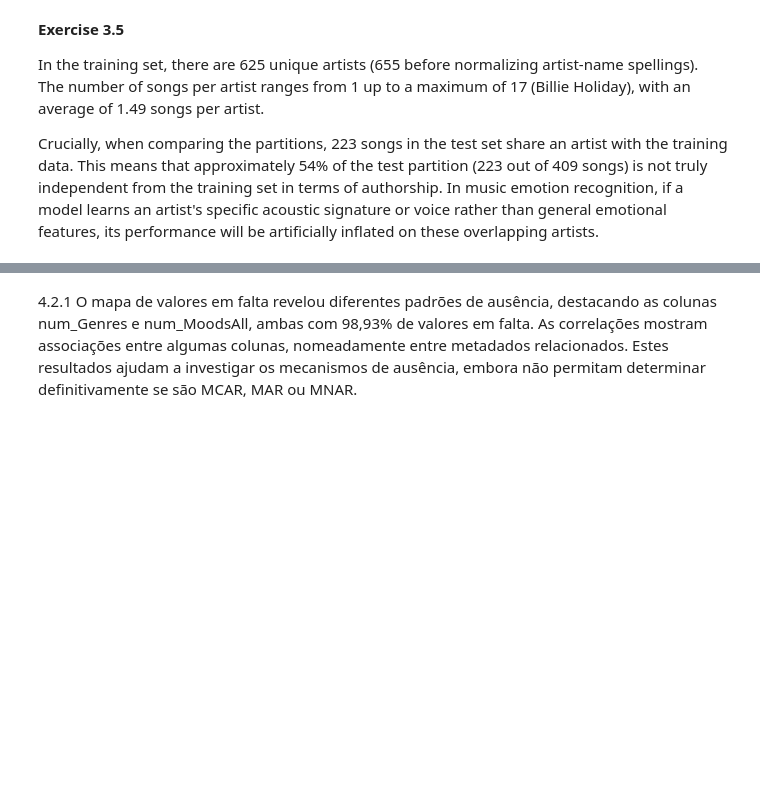
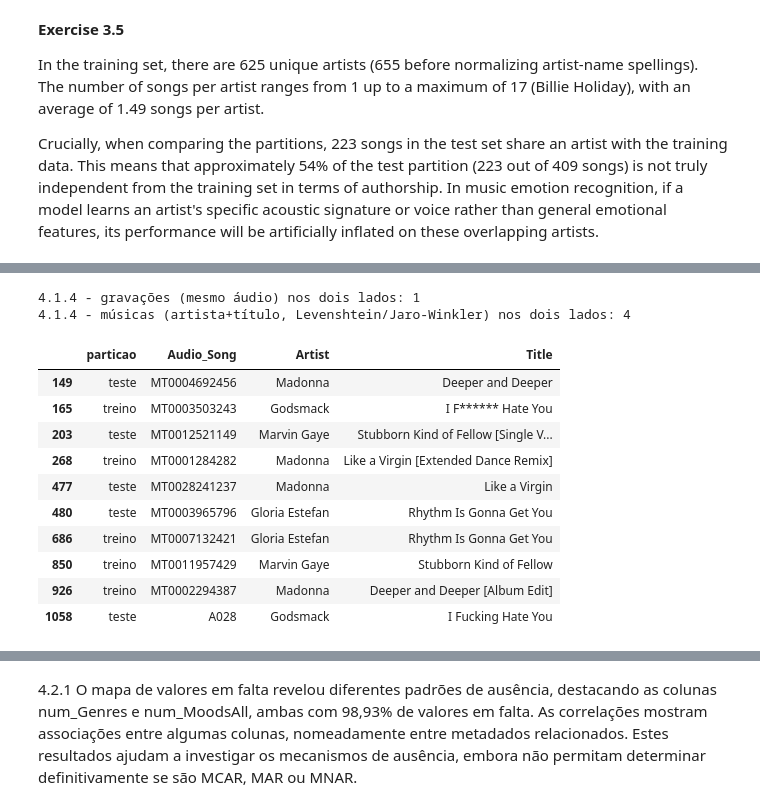
Before and after one commit to tdamiaon/ECAC-Projeto, a Jupyter notebook: a.ipynb, the cells around one changed output, grey strips where cells are left out. Cells and saved outputs as stored; diff of their text form; code cells hidden in the pictures; blank space fills up the shorter version.

```diff
--- a/a.ipynb
+++ b/a.ipynb
@@ -572,0 +597,22 @@ Músicas sobrepostas na fronteira de teste: Como não foram detetadas ocorrênci
+# %%
+# ===== 4.1.4 — Fronteira de teste =====
+cruza = lambda P: [(a, b) for a, b in P if df_all.at[a, 'particao'] != df_all.at[b, 'particao']]
+grav_fronteira, mus_fronteira = cruza(E_audio), cruza(E_at)
+print("4.1.4 - gravações (mesmo áudio) nos dois lados:", len(grav_fronteira))
+print("4.1.4 - músicas (artista+título, Levenshtein/Jaro-Winkler) nos dois lados:", len(mus_fronteira))
+display(df_all.loc[sorted({i for p in grav_fronteira + mus_fronteira for i in p}),
+                   ['particao', 'Audio_Song', 'Artist', 'Title']])
+# %% [output]
+4.1.4 - gravações (mesmo áudio) nos dois lados: 1
+4.1.4 - músicas (artista+título, Levenshtein/Jaro-Winkler) nos dois lados: 4
+|  | particao | Audio_Song | Artist | Title |
+| 149 | teste | MT0004692456 | Madonna | Deeper and Deeper |
+| 165 | treino | MT0003503243 | Godsmack | I F****** Hate You |
+| 203 | teste | MT0012521149 | Marvin Gaye | Stubborn Kind of Fellow [Single V... |
+| 268 | treino | MT0001284282 | Madonna | Like a Virgin [Extended Dance Remix] |
+| 477 | teste | MT0028241237 | Madonna | Like a Virgin |
+| 480 | teste | MT0003965796 | Gloria Estefan | Rhythm Is Gonna Get You |
+| 686 | treino | MT0007132421 | Gloria Estefan | Rhythm Is Gonna Get You |
+| 850 | treino | MT0011957429 | Marvin Gaye | Stubborn Kind of Fellow |
+| 926 | treino | MT0002294387 | Madonna | Deeper and Deeper [Album Edit] |
+| 1058 | teste | A028 | Godsmack | I Fucking Hate You |
```
Also changed, not shown: parts of 31 cells of this notebook.
